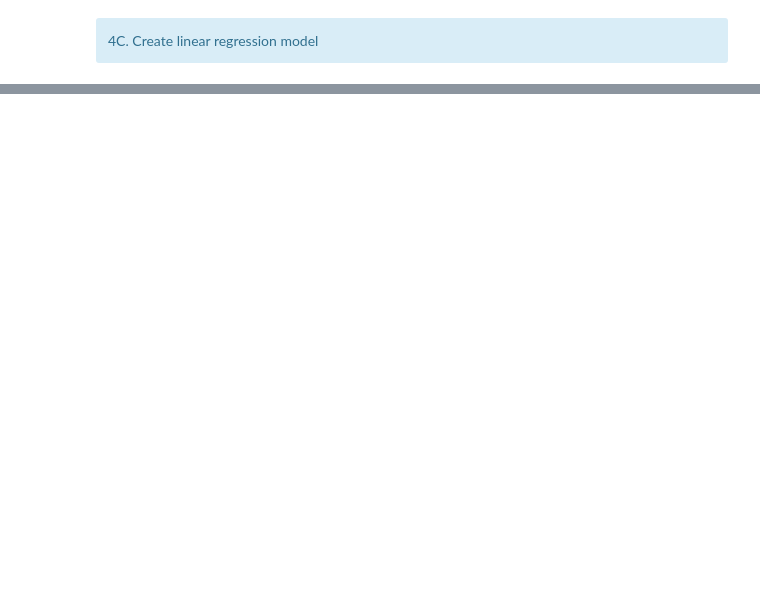
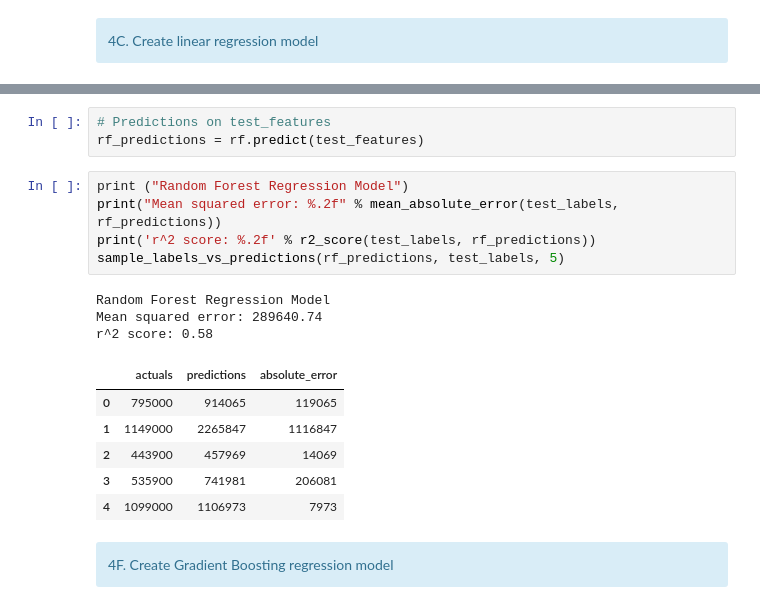
Before and after one commit to stevengarloklee/ckme136-toronto-housing-project, a Jupyter notebook: CKME136 - Capstone Project - Toronto Real Estate Listings - Step 4 - Predictions.ipynb, the cells around one changed output, grey strips where cells are left out. Cells and saved outputs as stored; diff of their text form; blank space fills up the shorter version.

```diff
--- a/CKME136 - Capstone Project - Toronto Real Estate Listings - Step 4 - Predictions.ipynb
+++ b/CKME136 - Capstone Project - Toronto Real Estate Listings - Step 4 - Predictions.ipynb
@@ -121,0 +144,21 @@ rf.fit(train_features, train_labels)
+# %%
+# Predictions on test_features
+rf_predictions = rf.predict(test_features)
+# %%
+print ("Random Forest Regression Model")
+print("Mean squared error: %.2f" % mean_absolute_error(test_labels, rf_predictions))
+print('r^2 score: %.2f' % r2_score(test_labels, rf_predictions))
+sample_labels_vs_predictions(rf_predictions, test_labels, 5)
+# %% [output]
+Random Forest Regression Model
+Mean squared error: 289640.74
+r^2 score: 0.58
+|  | actuals | predictions | absolute_error |
+| 0 | 795000 | 914065 | 119065 |
+| 1 | 1149000 | 2265847 | 1116847 |
+| 2 | 443900 | 457969 | 14069 |
+| 3 | 535900 | 741981 | 206081 |
+| 4 | 1099000 | 1106973 | 7973 |
+# %% [markdown]
+<div class="alert alert-block alert-info">
+4F. Create Gradient Boosting regression model
```
Also changed, not shown: parts of 22 cells of this notebook, 1 other file.
